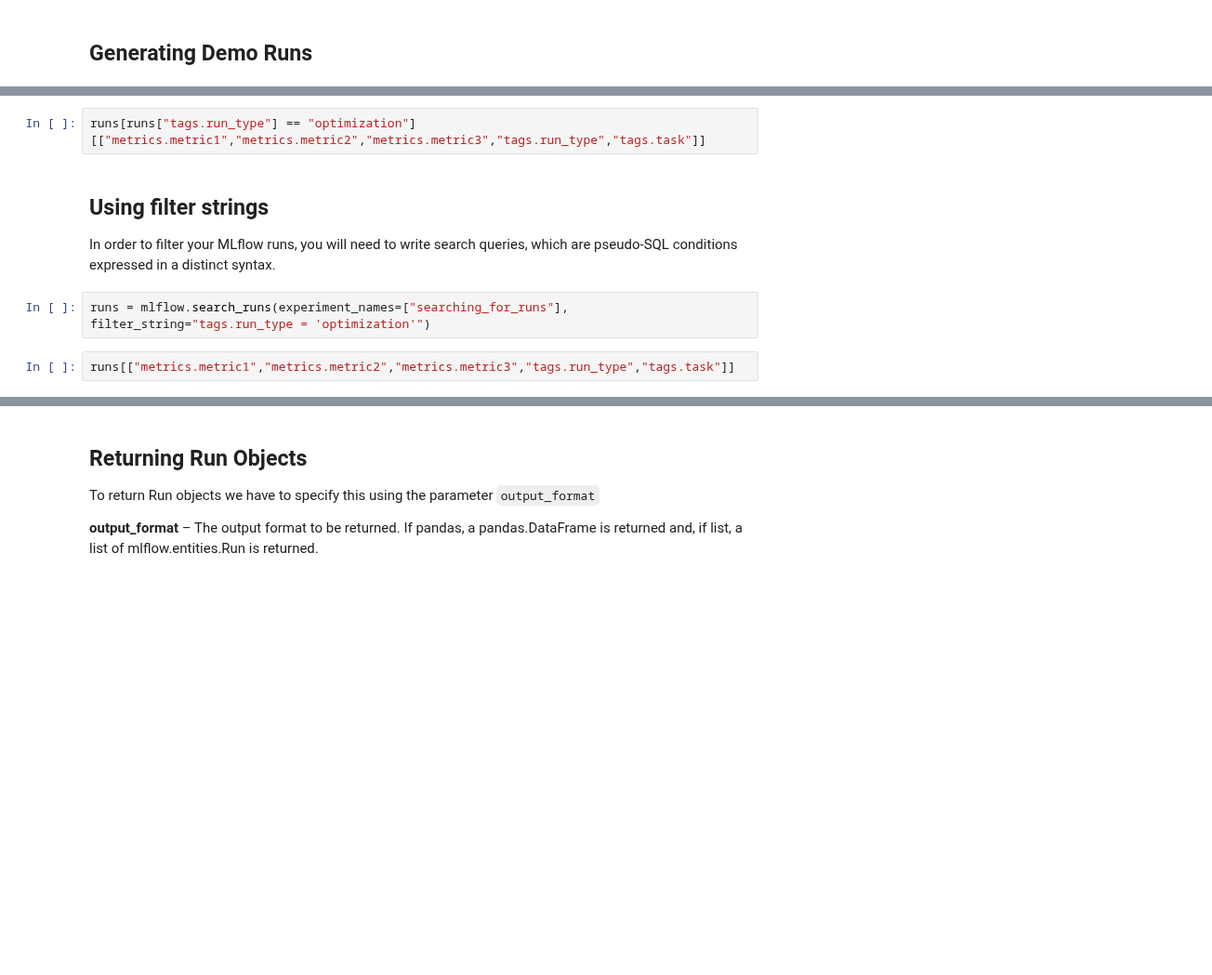
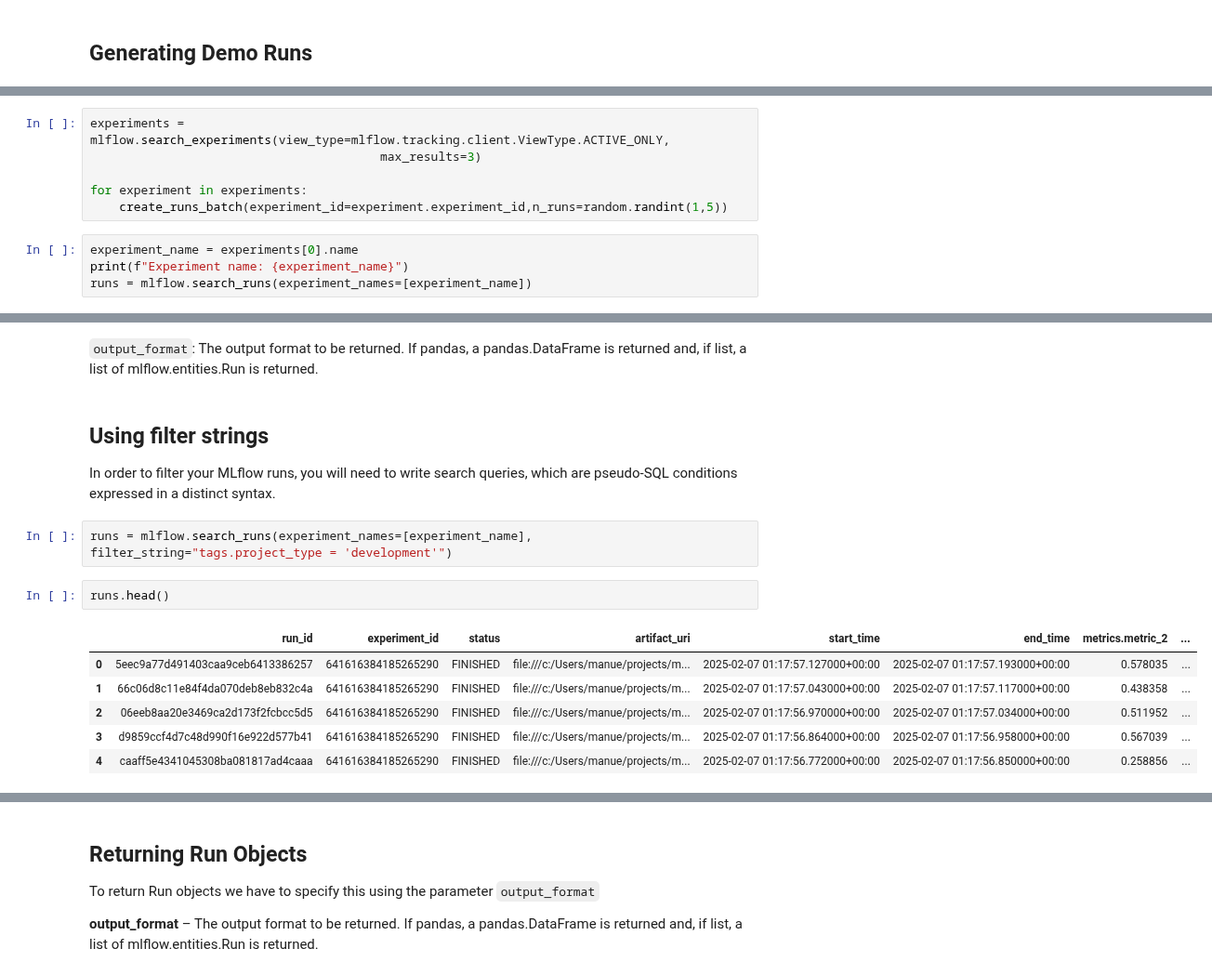
Before and after one commit to manuelgilm/mlflow_for_ml_dev, a Jupyter notebook: mlflow_for_ml_dev/notebooks/experiment_tracking_fundamentals/6_2_searching_runs.ipynb, the cells around one changed output, grey strips where cells are left out. Shown at 93% size. Cells and saved outputs as stored; diff of their text form; blank space fills up the shorter version.

Commit message:
searching runs updated

```diff
--- a/mlflow_for_ml_dev/notebooks/experiment_tracking_fundamentals/6_2_searching_runs.ipynb
+++ b/mlflow_for_ml_dev/notebooks/experiment_tracking_fundamentals/6_2_searching_runs.ipynb
@@ -68,0 +12,10 @@ runs = mlflow.search_runs(experiment_names=["searching_for_runs"], search_all_ex
+# %%
+experiments = mlflow.search_experiments(view_type=mlflow.tracking.client.ViewType.ACTIVE_ONLY,
+                                        max_results=3)
+
+for experiment in experiments:
+    create_runs_batch(experiment_id=experiment.experiment_id,n_runs=random.randint(1,5))
+# %%
+experiment_name = experiments[0].name
+print(f"Experiment name: {experiment_name}")
+runs = mlflow.search_runs(experiment_names=[experiment_name])
@@ -71,10 +33,17 @@ runs.head()
-# %%
-runs[runs["tags.run_type"] == "optimization"][["metrics.metric1","metrics.metric2","metrics.metric3","tags.run_type","tags.task"]]
+# %% [markdown]
+`output_format`: The output format to be returned. If pandas, a pandas.DataFrame is returned and, if list, a list of mlflow.entities.Run is returned.
 # %% [markdown]
 ## Using filter strings
 
 In order to filter your MLflow runs, you will need to write search queries, which are pseudo-SQL conditions expressed in a distinct syntax.
 # %%
-runs = mlflow.search_runs(experiment_names=["searching_for_runs"], filter_string="tags.run_type = 'optimization'")
+runs = mlflow.search_runs(experiment_names=[experiment_name], filter_string="tags.project_type = 'development'")
-# %%
-runs[["metrics.metric1","metrics.metric2","metrics.metric3","tags.run_type","tags.task"]]
+# %%
+runs.head()
+# %% [output]
+|  | run_id | experiment_id | status | artifact_uri | start_time | end_time | metrics.metric_2 | ... |
+| 0 | 5eec9a77d491403caa9ceb6413386257 | 641616384185265290 | FINISHED | file:///c:/Users/manue/projects/m... | 2025-02-07 01:17:57.127000+00:00 | 2025-02-07 01:17:57.193000+00:00 | 0.578035 | ... |
+| 1 | 66c06d8c11e84f4da070deb8eb832c4a | 641616384185265290 | FINISHED | file:///c:/Users/manue/projects/m... | 2025-02-07 01:17:57.043000+00:00 | 2025-02-07 01:17:57.117000+00:00 | 0.438358 | ... |
+| 2 | 06eeb8aa20e3469ca2d173f2fcbcc5d5 | 641616384185265290 | FINISHED | file:///c:/Users/manue/projects/m... | 2025-02-07 01:17:56.970000+00:00 | 2025-02-07 01:17:57.034000+00:00 | 0.511952 | ... |
+| 3 | d9859ccf4d7c48d990f16e922d577b41 | 641616384185265290 | FINISHED | file:///c:/Users/manue/projects/m... | 2025-02-07 01:17:56.864000+00:00 | 2025-02-07 01:17:56.958000+00:00 | 0.567039 | ... |
+| 4 | caaff5e4341045308ba081817ad4caaa | 641616384185265290 | FINISHED | file:///c:/Users/manue/projects/m... | 2025-02-07 01:17:56.772000+00:00 | 2025-02-07 01:17:56.850000+00:00 | 0.258856 | ... |
```
Also changed, not shown: parts of 17 cells of this notebook.
